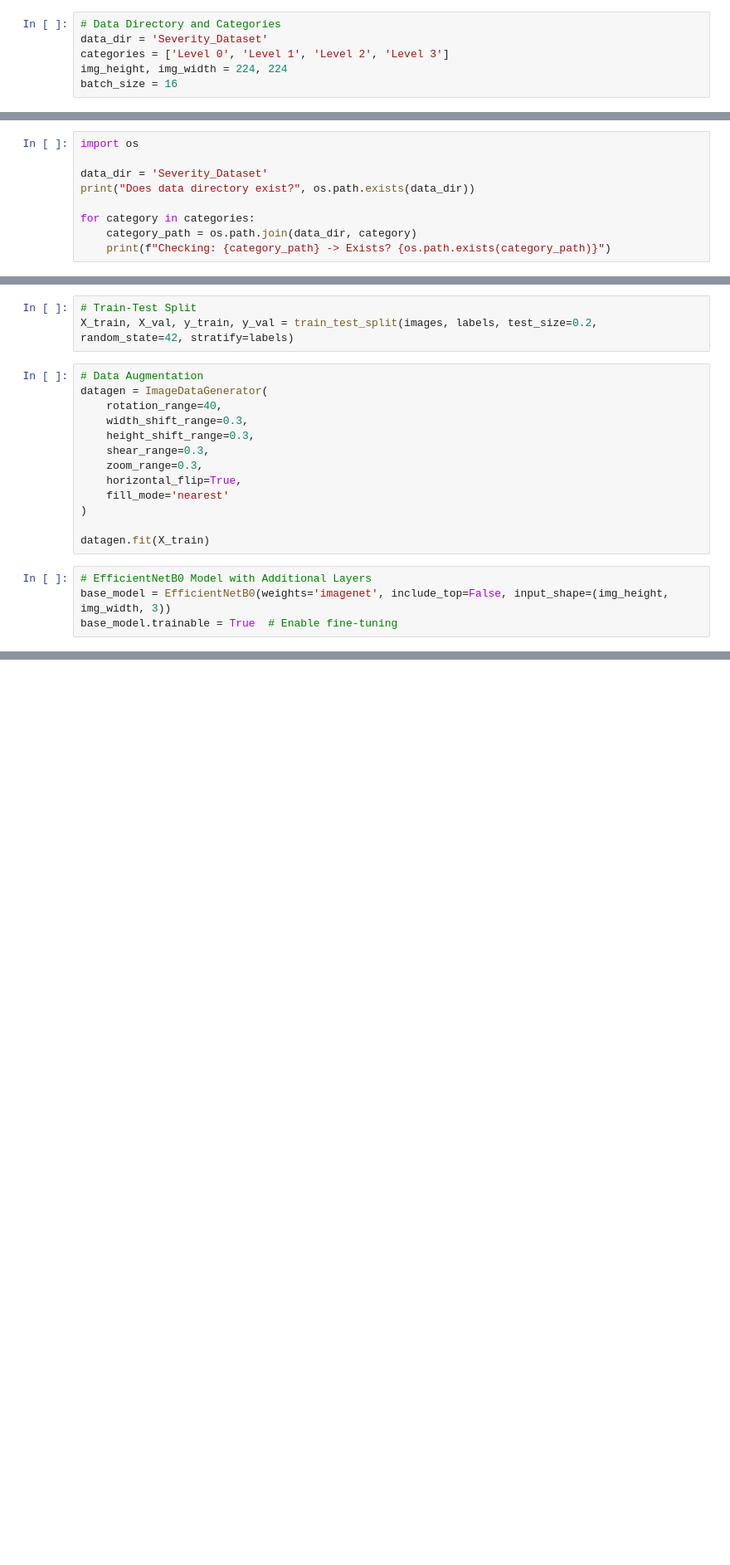
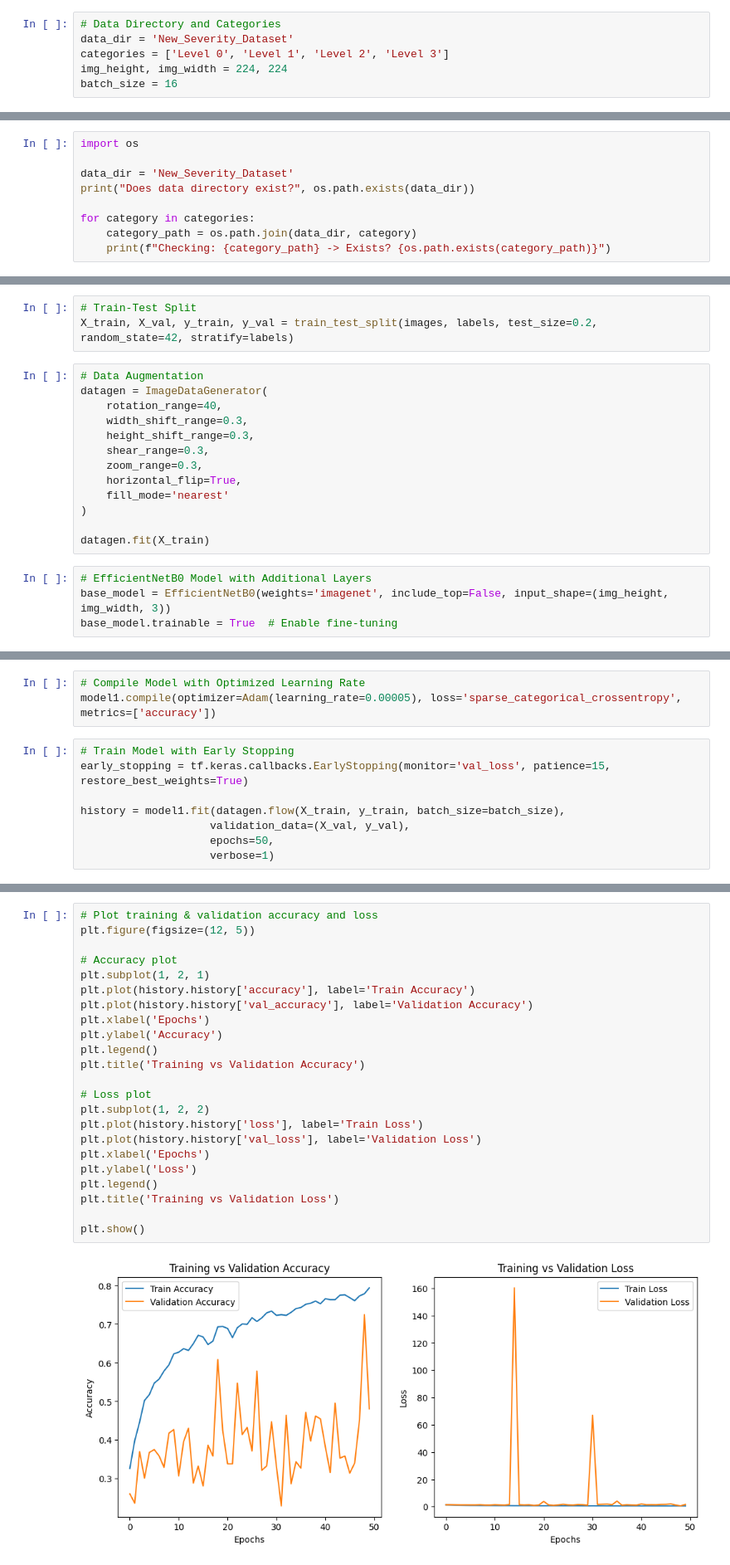
Before and after one commit to kishan20-00/Acne_severe, a Jupyter notebook: model/New_Model.ipynb, the cells around one changed output, grey strips where cells are left out. Shown at 83% size. Drawn from its saved outputs; the diff is of its cells as text; blank space fills up the shorter version.

```diff
--- a/model/New_Model.ipynb
+++ b/model/New_Model.ipynb
@@ -12,7 +16,7 @@ import cv2
 import matplotlib.pyplot as plt
 # %%
 # Data Directory and Categories
-data_dir = 'Severity_Dataset'
+data_dir = 'New_Severity_Dataset'
 categories = ['Level 0', 'Level 1', 'Level 2', 'Level 3']
 img_height, img_width = 224, 224
 batch_size = 16
@@ -33,7 +37,7 @@ def load_data(data_dir, categories):
 # %%
 import os
 
-data_dir = 'Severity_Dataset'
+data_dir = 'New_Severity_Dataset'
 print("Does data directory exist?", os.path.exists(data_dir))
 
 for category in categories:
@@ -125,0 +89,11 @@ WARNING:absl:You are saving your model as an HDF5 file via `model.save()` or `ke
+# %%
+# Compile Model with Optimized Learning Rate
+model1.compile(optimizer=Adam(learning_rate=0.00005), loss='sparse_categorical_crossentropy', metrics=['accuracy'])
+# %%
+# Train Model with Early Stopping
+early_stopping = tf.keras.callbacks.EarlyStopping(monitor='val_loss', patience=15, restore_best_weights=True)
+
+history = model1.fit(datagen.flow(X_train, y_train, batch_size=batch_size),
+                    validation_data=(X_val, y_val),
+                    epochs=50,
+                    verbose=1)
@@ -125,0 +125,25 @@ WARNING:absl:You are saving your model as an HDF5 file via `model.save()` or `ke
+# %%
+# Plot training & validation accuracy and loss
+plt.figure(figsize=(12, 5))
+
+# Accuracy plot
+plt.subplot(1, 2, 1)
+plt.plot(history.history['accuracy'], label='Train Accuracy')
+plt.plot(history.history['val_accuracy'], label='Validation Accuracy')
+plt.xlabel('Epochs')
+plt.ylabel('Accuracy')
+plt.legend()
+plt.title('Training vs Validation Accuracy')
+
+# Loss plot
+plt.subplot(1, 2, 2)
+plt.plot(history.history['loss'], label='Train Loss')
+plt.plot(history.history['val_loss'], label='Validation Loss')
+plt.xlabel('Epochs')
+plt.ylabel('Loss')
+plt.legend()
+plt.title('Training vs Validation Loss')
+
+plt.show()
+# %% [output]
+[figure, added]
```
Also changed, not shown: parts of 81 cells of this notebook, 1 other file.
